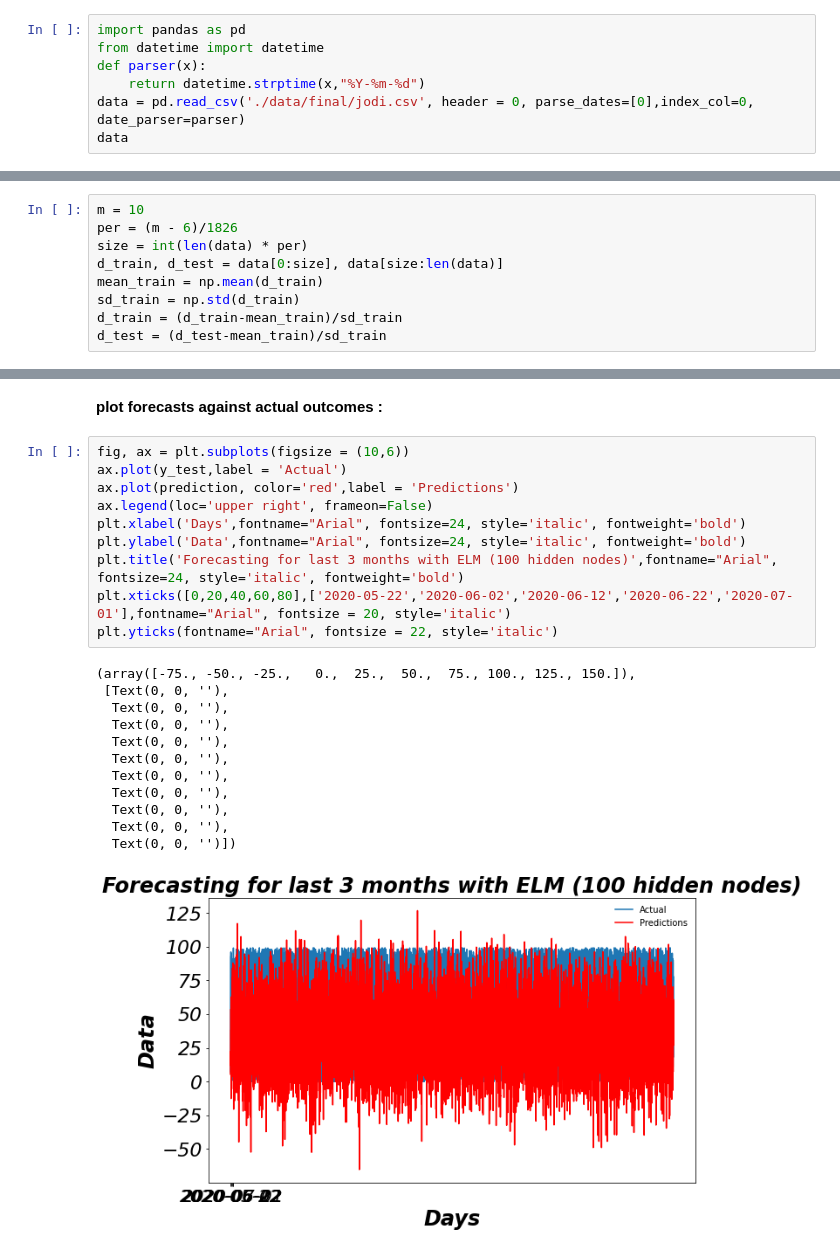
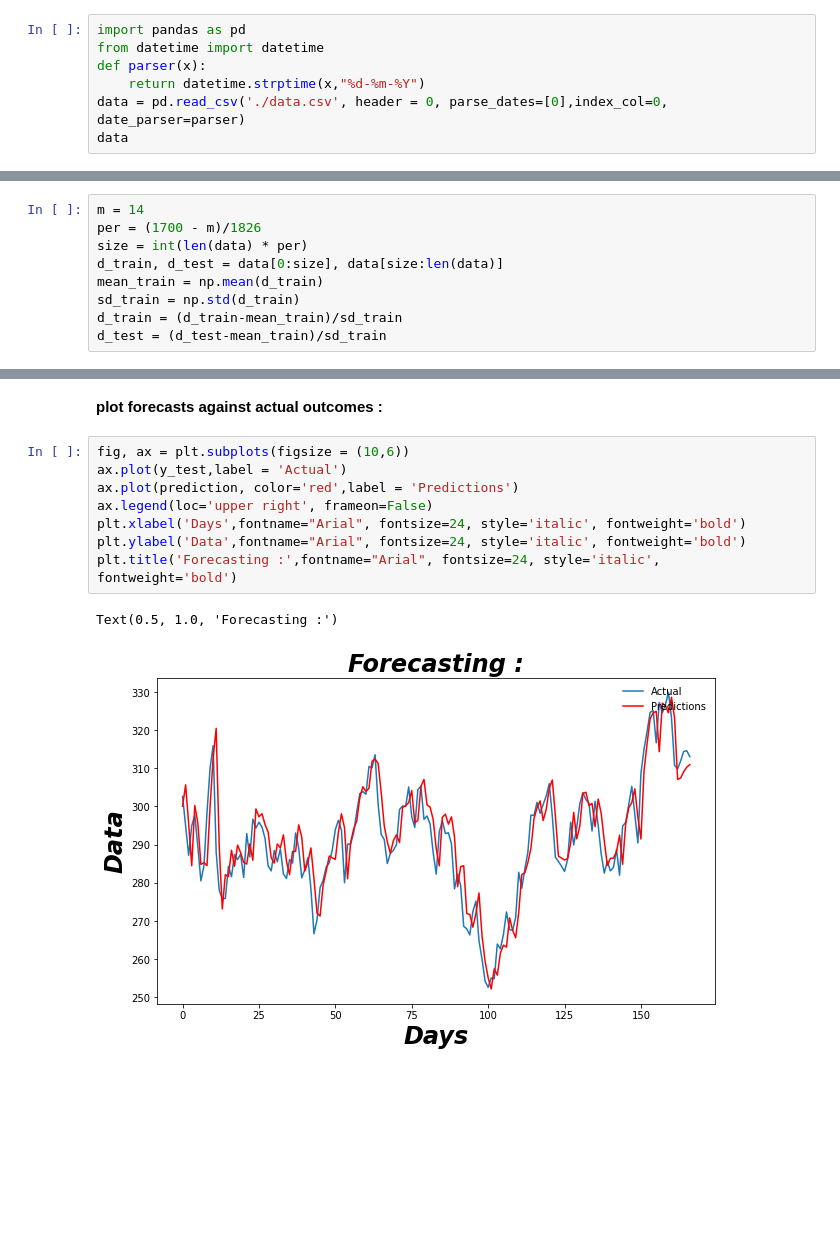
Before and after one commit to PtPrashantTripathi/time-series-forecasting, a Jupyter notebook: ELMmodel.ipynb, the cells around one changed output, grey strips where cells are left out. Cells and saved outputs as stored; diff of their text form; blank space fills up the shorter version.

Commit message:
TATA Motors forecasting

```diff
--- a/ELMmodel.ipynb
+++ b/ELMmodel.ipynb
@@ -6,7 +6,7 @@
 import pandas as pd
 from datetime import datetime
 def parser(x):
-    return datetime.strptime(x,"%Y-%m-%d")
-data = pd.read_csv('./data/final/jodi.csv', header = 0, parse_dates=[0],index_col=0, date_parser=parser)
+    return datetime.strptime(x,"%d-%m-%Y")
+data = pd.read_csv('./data.csv', header = 0, parse_dates=[0],index_col=0, date_parser=parser)
 data
 # %% [output]
@@ -56,8 +56,8 @@ array([[68.],
 # %% [markdown]
 **Making Train-Test Splits and Data Normalisation :**
 # %%
-m = 10
-per = (m - 6)/1826
+m = 14
+per = (1700 - m)/1826
 size = int(len(data) * per)
 d_train, d_test = data[0:size], data[size:len(data)]
 mean_train = np.mean(d_train)
@@ -145,23 +145,11 @@ Test MPE: nan
 # %%
 fig, ax = plt.subplots(figsize = (10,6))
 ax.plot(y_test,label = 'Actual')
 ax.plot(prediction, color='red',label = 'Predictions')
 ax.legend(loc='upper right', frameon=False)
 plt.xlabel('Days',fontname="Arial", fontsize=24, style='italic', fontweight='bold')
 plt.ylabel('Data',fontname="Arial", fontsize=24, style='italic', fontweight='bold')
-plt.title('Forecasting for last 3 months with ELM (100 hidden nodes)',fontname="Arial", fontsize=24, style='italic', fontweight='bold')
-plt.xticks([0,20,40,60,80],['2020-05-22','2020-06-02','2020-06-12','2020-06-22','2020-07-01'],fontname="Arial", fontsize = 20, style='italic')
-plt.yticks(fontname="Arial", fontsize = 22, style='italic')
+plt.title('Forecasting :',fontname="Arial", fontsize=24, style='italic', fontweight='bold')
 # %% [output]
-(array([-75., -50., -25.,   0.,  25.,  50.,  75., 100., 125., 150.]),
- [Text(0, 0, ''),
-  Text(0, 0, ''),
-  Text(0, 0, ''),
-  Text(0, 0, ''),
-  Text(0, 0, ''),
-  Text(0, 0, ''),
-  Text(0, 0, ''),
-  Text(0, 0, ''),
-  Text(0, 0, ''),
-  Text(0, 0, '')])
+Text(0.5, 1.0, 'Forecasting :')
-[figure, old version]
+[figure, new version]
```
Also changed, not shown: parts of 5 cells of this notebook, 3 other files.
